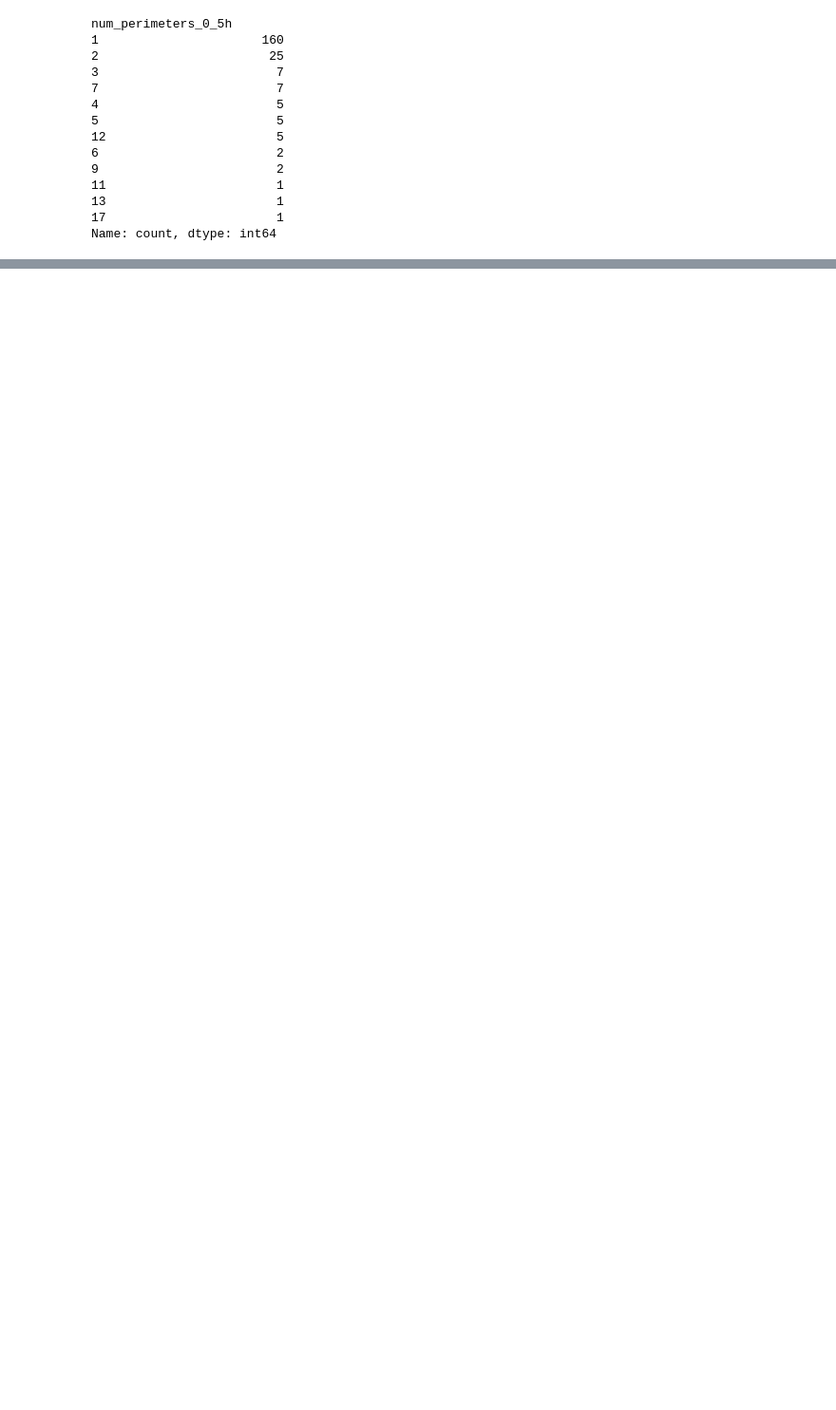
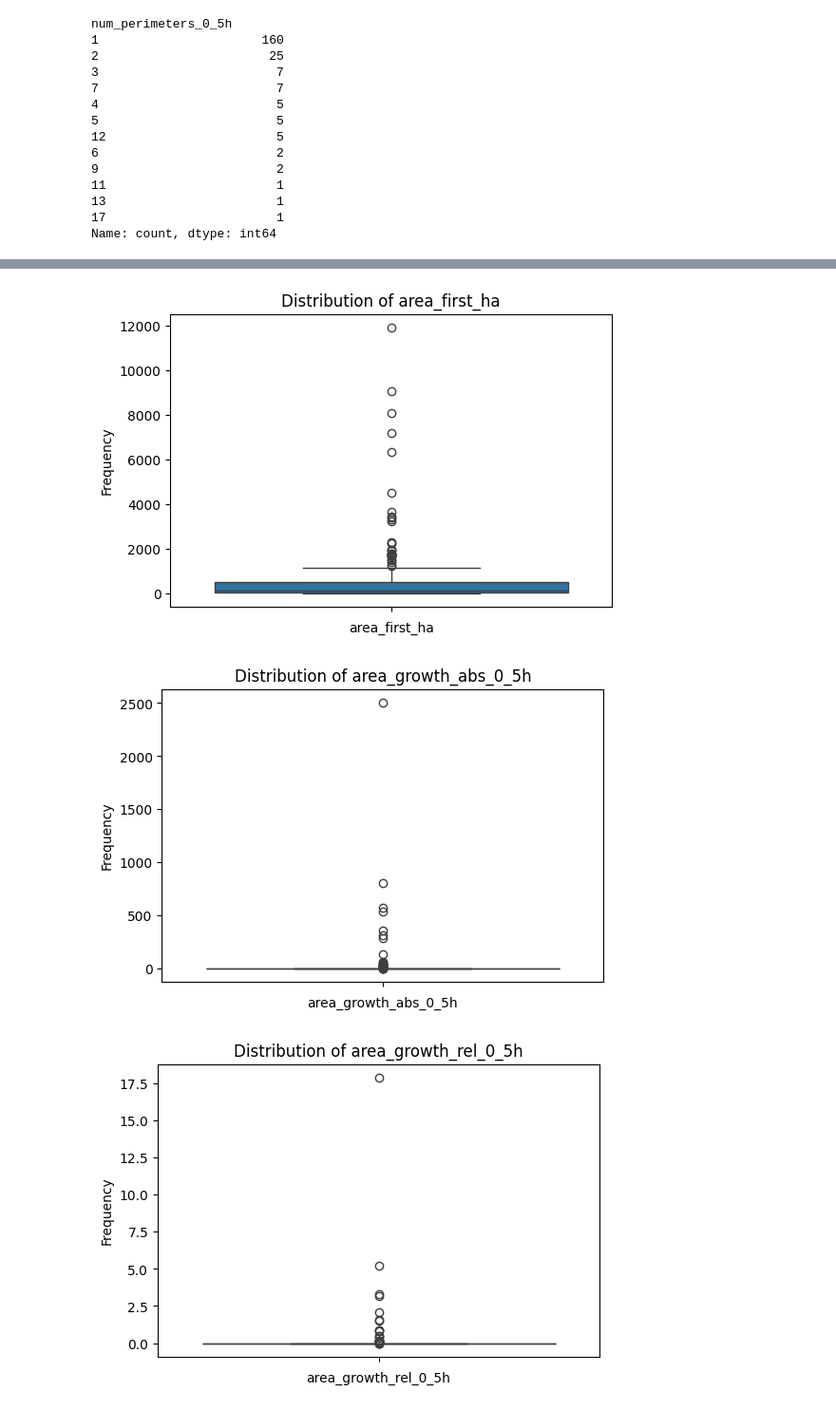
Before and after one commit to Ibtesham42/WiDSWorldWide_GlobalDathon2, a Jupyter notebook: Understanding/01_data_understanding.ipynb, the cells around one changed output, grey strips where cells are left out. Shown at 95% size. Cells and saved outputs as stored; diff of their text form; code cells hidden in the pictures; blank space fills up the shorter version.

```diff
--- a/Understanding/01_data_understanding.ipynb
+++ b/Understanding/01_data_understanding.ipynb
@@ -55,0 +315,12 @@ Name: count, dtype: int64
+# %%
+for i in continuous:
+    plt.figure(figsize=(6, 4))
+    sns.boxplot(df_train[i])
+    plt.title(f"Distribution of {i}")
+    plt.xlabel(i)
+    plt.ylabel("Frequency")
+    plt.show()
+# %% [output]
+[figure, added]
+[figure, added]
+[figure, added]
```
Also changed, not shown: parts of 25 cells of this notebook.
